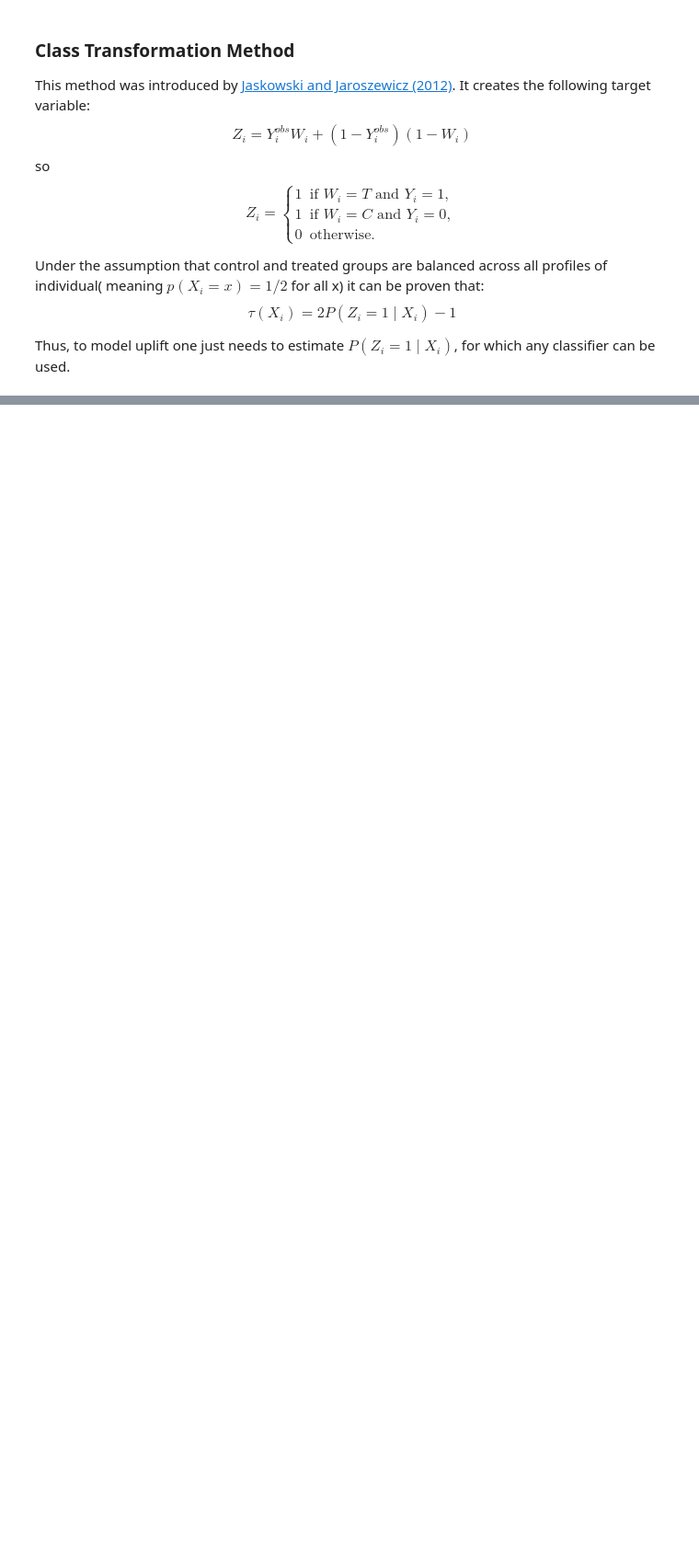
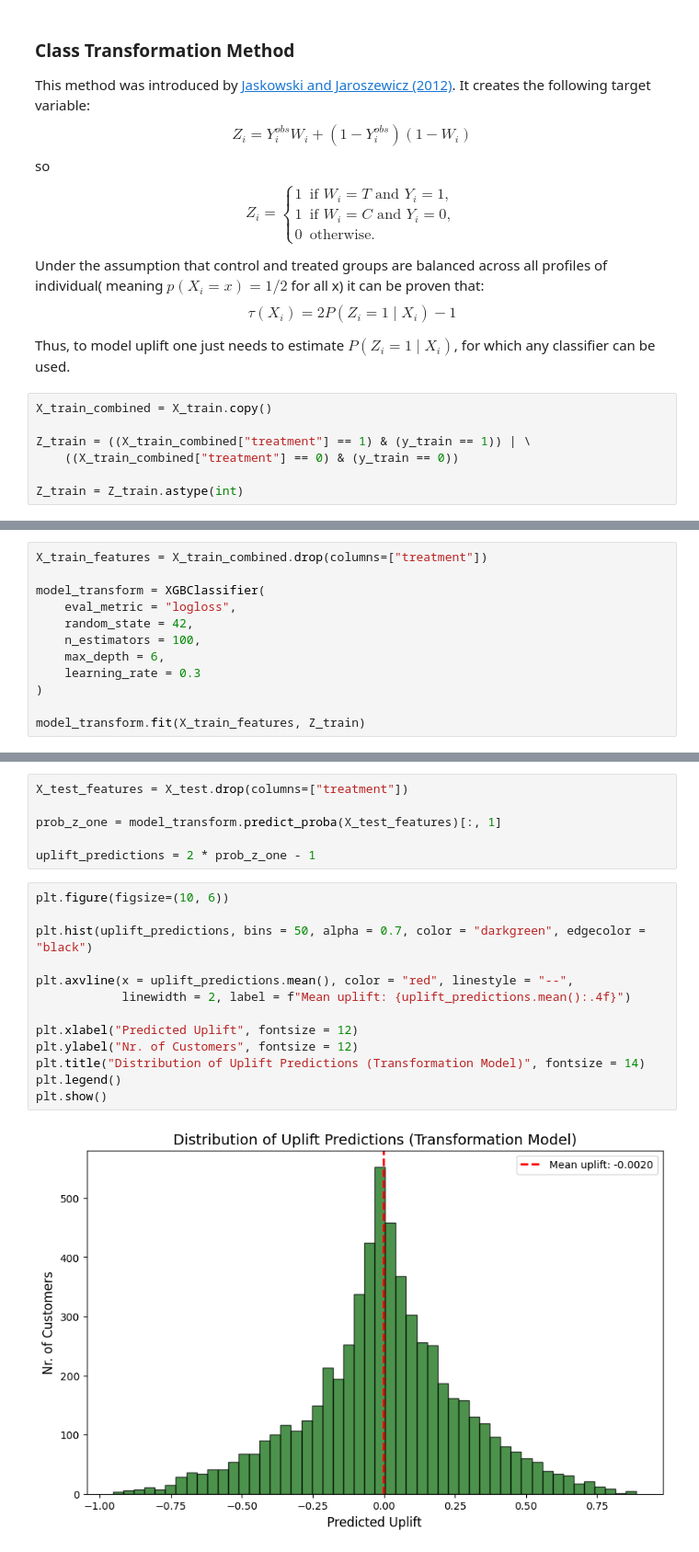
Before and after one commit to MaxAlexStumpf/Uplift-Modeling, a Jupyter notebook: Code/uplift_vs_pred.ipynb, the cells around one changed output, grey strips where cells are left out. Shown at 92% size. Cells and saved outputs as stored; diff of their text form; blank space fills up the shorter version.

```diff
--- a/Code/uplift_vs_pred.ipynb
+++ b/Code/uplift_vs_pred.ipynb
@@ -249,3 +248,10 @@ Under the assumption that control and treated groups are balanced across all pro
 $$\tau(X_i) = 2P(Z_i = 1\mid X_i) - 1$$
 
 Thus, to model uplift one just needs to estimate $P(Z_i = 1\mid X_i)$, for which any classifier can be used.
+# %%
+X_train_combined = X_train.copy()
+
+Z_train = ((X_train_combined["treatment"] == 1) & (y_train == 1)) | \
+    ((X_train_combined["treatment"] == 0) & (y_train == 0))
+
+Z_train = Z_train.astype(int)
@@ -251,0 +266,12 @@ Thus, to model uplift one just needs to estimate $P(Z_i = 1\mid X_i)$, for which
+# %%
+X_train_features = X_train_combined.drop(columns=["treatment"])
+
+model_transform = XGBClassifier(
+    eval_metric = "logloss",
+    random_state = 42,
+    n_estimators = 100,
+    max_depth = 6,
+    learning_rate = 0.3
+)
+
+model_transform.fit(X_train_features, Z_train)
@@ -251,0 +291,21 @@ Thus, to model uplift one just needs to estimate $P(Z_i = 1\mid X_i)$, for which
+# %%
+X_test_features = X_test.drop(columns=["treatment"])
+
+prob_z_one = model_transform.predict_proba(X_test_features)[:, 1]
+
+uplift_predictions = 2 * prob_z_one - 1
+# %%
+plt.figure(figsize=(10, 6))
+
+plt.hist(uplift_predictions, bins = 50, alpha = 0.7, color = "darkgreen", edgecolor = "black")
+
+plt.axvline(x = uplift_predictions.mean(), color = "red", linestyle = "--",
+            linewidth = 2, label = f"Mean uplift: {uplift_predictions.mean():.4f}")
+
+plt.xlabel("Predicted Uplift", fontsize = 12)
+plt.ylabel("Nr. of Customers", fontsize = 12)
+plt.title("Distribution of Uplift Predictions (Transformation Model)", fontsize = 14)
+plt.legend()
+plt.show()
+# %% [output]
+[figure, added]
```
Also changed, not shown: parts of 7 cells of this notebook.
